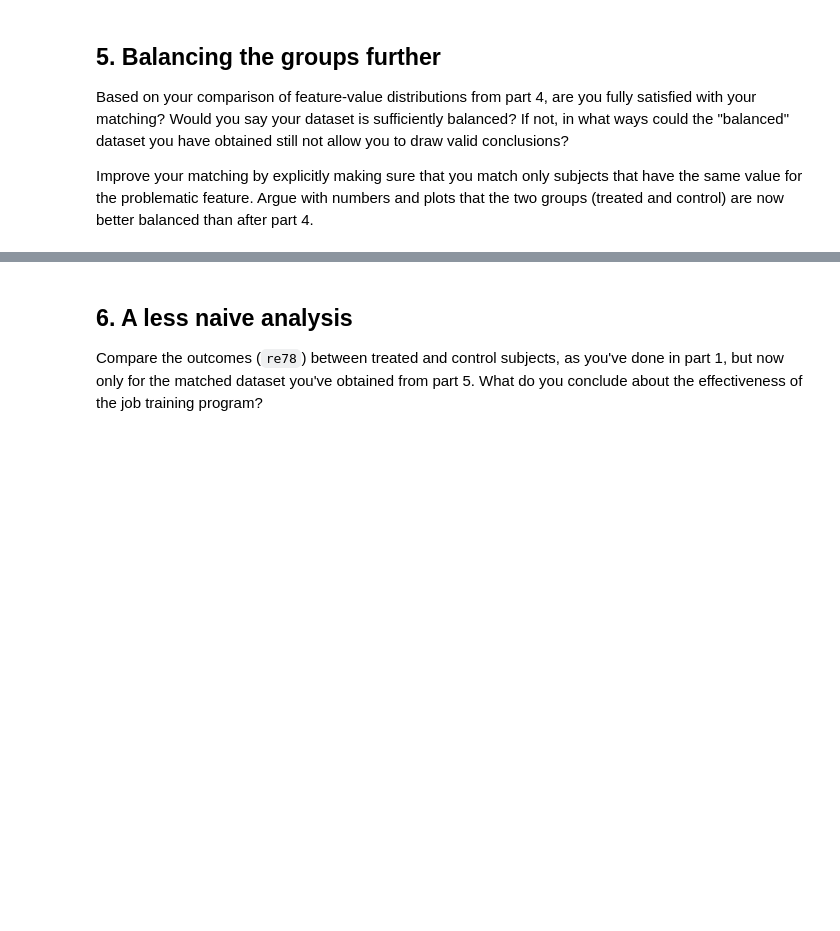
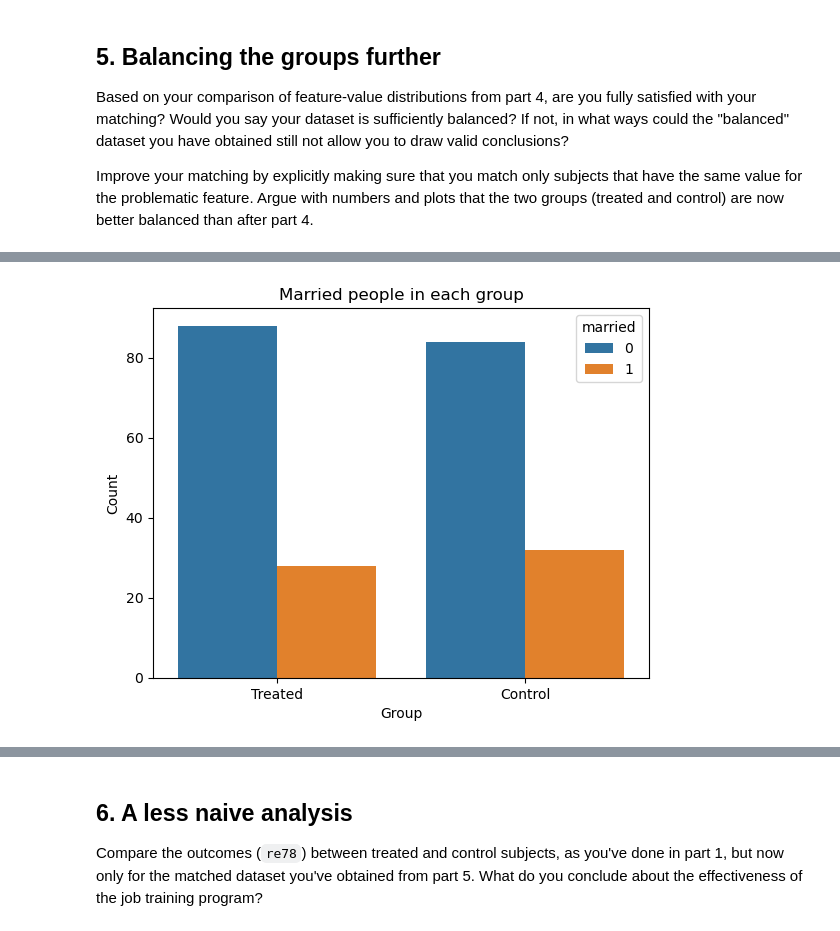
Before and after one commit to dbrantsc-8/Ada_2025, a Jupyter notebook: Exercises/05 - Causal analysis of observational data/Observational studies exercise.ipynb, the cells around one changed output, grey strips where cells are left out. Cells and saved outputs as stored; diff of their text form; code cells hidden in the pictures; blank space fills up the shorter version.

```diff
--- a/Exercises/05 - Causal analysis of observational data/Observational studies exercise.ipynb
+++ b/Exercises/05 - Causal analysis of observational data/Observational studies exercise.ipynb
@@ -268,0 +318,17 @@ Argue with numbers and plots that the two groups (treated and control) are now b
+# %%
+# Marriage
+
+marriage_treat = balanced_df_2[balanced_df_2['treat'] == 1]['married']
+marriage_control = balanced_df_2[balanced_df_2['treat'] == 0]['married']
+
+df_marr = pd.DataFrame({'Treated': marriage_treat.value_counts(), 'Control': marriage_control.value_counts()}).reset_index()
+df_marr = df_marr.melt(id_vars = 'married',
+                       value_vars = ['Treated', 'Control'],
+                       var_name = 'Group',
+                       value_name = 'Count')
+
+ax = sns.barplot(df_marr, x = 'Group', y = 'Count', hue = 'married')
+plt.title('Married people in each group')
+plt.show()
+# %% [output]
+[figure, added]
```
Also changed, not shown: parts of 14 cells of this notebook.
